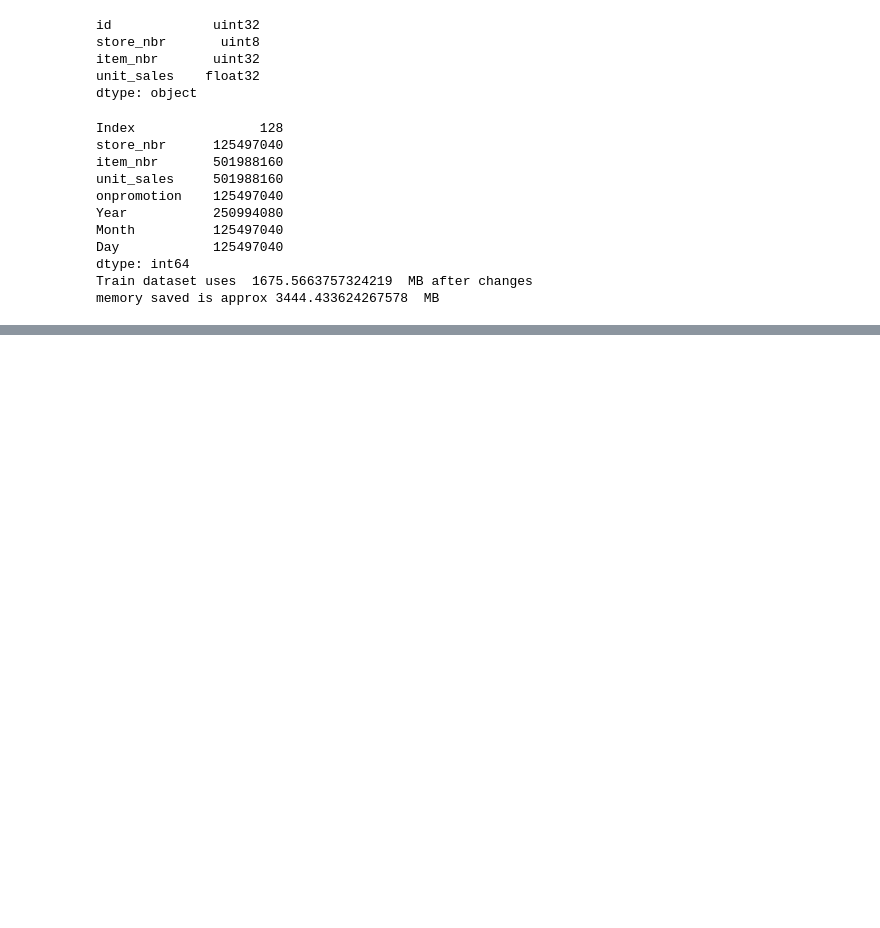
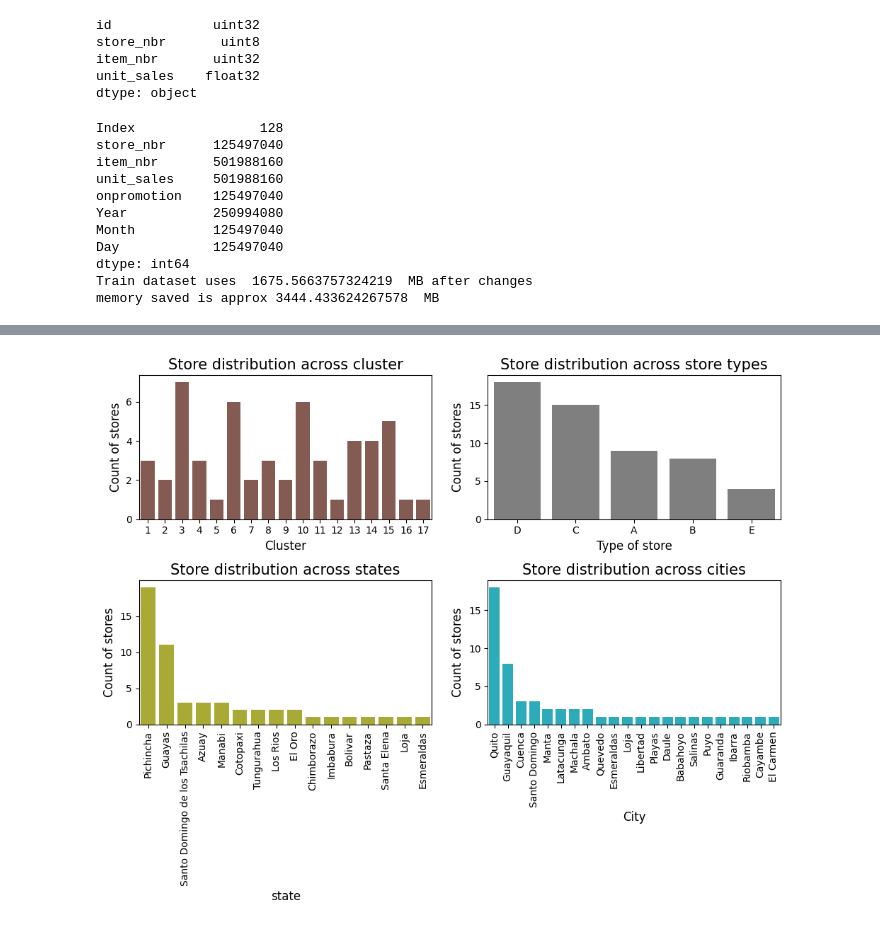
Before and after one commit to Da4kek/Corporaci-on-Favorita, a Jupyter notebook: EDA.ipynb, the cells around one changed output, grey strips where cells are left out. Cells and saved outputs as stored; diff of their text form; code cells hidden in the pictures; blank space fills up the shorter version.

```diff
--- a/EDA.ipynb
+++ b/EDA.ipynb
@@ -203,0 +316,42 @@ memory saved is approx 3444.433624267578  MB
+# %%
+plt.figure(figsize=(10, 8))
+plt.subplot(221)
+
+temp = stores['cluster'].value_counts()
+
+sns.barplot(x=temp.index, y=temp.values, color=color[5])
+plt.ylabel('Count of stores', fontsize=12)
+plt.xlabel('Cluster', fontsize=12)
+plt.title('Store distribution across cluster', fontsize=15)
+
+plt.subplot(222)
+temp = stores['type'].value_counts()
+
+sns.barplot(x=temp.index, y=temp.values, color=color[7])
+plt.ylabel('Count of stores', fontsize=12)
+plt.xlabel('Type of store', fontsize=12)
+plt.title('Store distribution across store types', fontsize=15)
+
+plt.subplot(223)
+
+temp = stores['state'].value_counts()
+
+sns.barplot(x=temp.index, y=temp.values, color=color[8])
+plt.ylabel('Count of stores', fontsize=12)
+plt.xlabel('state', fontsize=12)
+plt.title('Store distribution across states', fontsize=15)
+plt.xticks(rotation='vertical')
+
+plt.subplot(224)
+
+temp = stores['city'].value_counts()
+
+sns.barplot(x=temp.index, y=temp.values, color=color[9])
+plt.ylabel('Count of stores', fontsize=12)
+plt.xlabel('City', fontsize=12)
+plt.title('Store distribution across cities', fontsize=15)
+plt.xticks(rotation='vertical')
+plt.tight_layout()
+plt.show()
+# %% [output]
+[figure, added]
```
Also changed, not shown: parts of 12 cells of this notebook, 2 other files.
